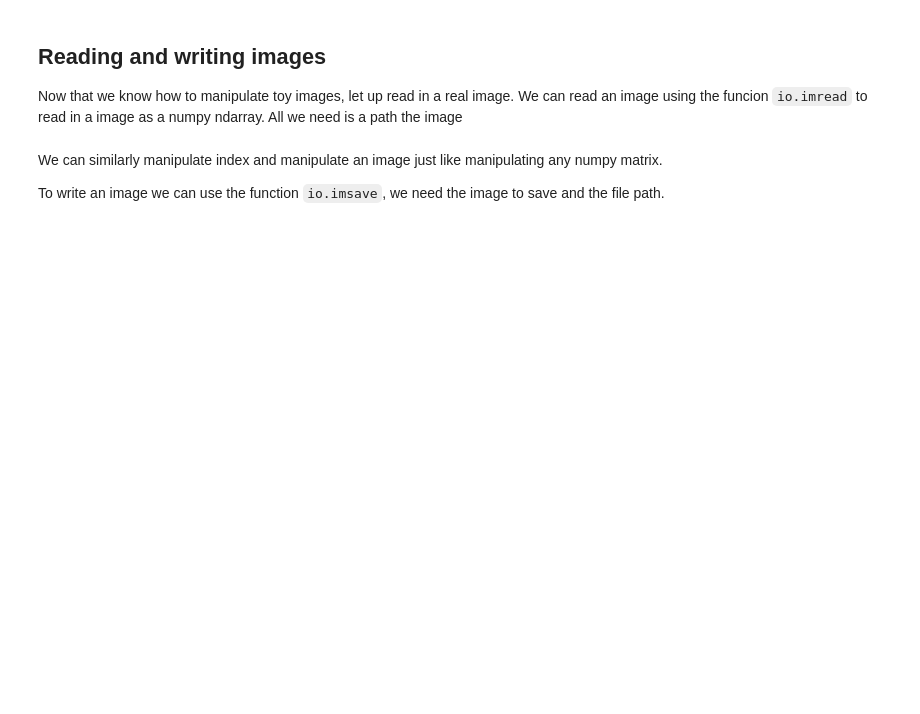
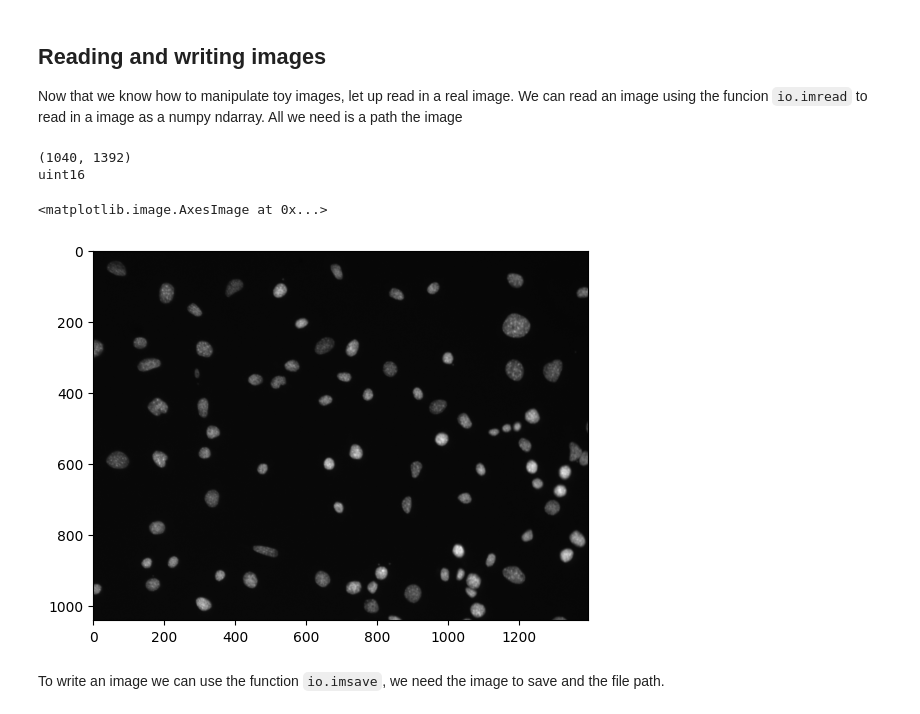
Before and after one commit to rishvanth-kp/img_analysis_with_py, a Jupyter notebook: ch1_what_is_an_image.ipynb, the cells around one changed output. Cells and saved outputs as stored; diff of their text form; code cells hidden in the pictures; blank space fills up the shorter version.

```diff
--- a/ch1_what_is_an_image.ipynb
+++ b/ch1_what_is_an_image.ipynb
@@ -133,19 +141,22 @@ ndarray. All we need is a path the image
 # %%
 # Read in an image
 img = ski.io.imread("data/F01_202w2.TIF")
 
 # we can check the size of the image and the data type
 print(img.shape)
 print(img.dtype)
 
 # We can similarly view the image using matplotlib
 
 fig, ax = plt.subplots()
 ax.imshow(img, cmap='gray')
-plt.axis('off')
+# %% [output]
+(1040, 1392)
+uint16
+<matplotlib.image.AxesImage at 0x...>
+[figure, added]
 # %% [markdown]
-We can similarly manipulate index and manipulate an image just like
-manipulating any numpy matrix.
+
 
 To write an image we can use the function `io.imsave`, we need the image to
 save and the file path.
```
Also changed, not shown: parts of 9 cells of this notebook, 4 other files.
